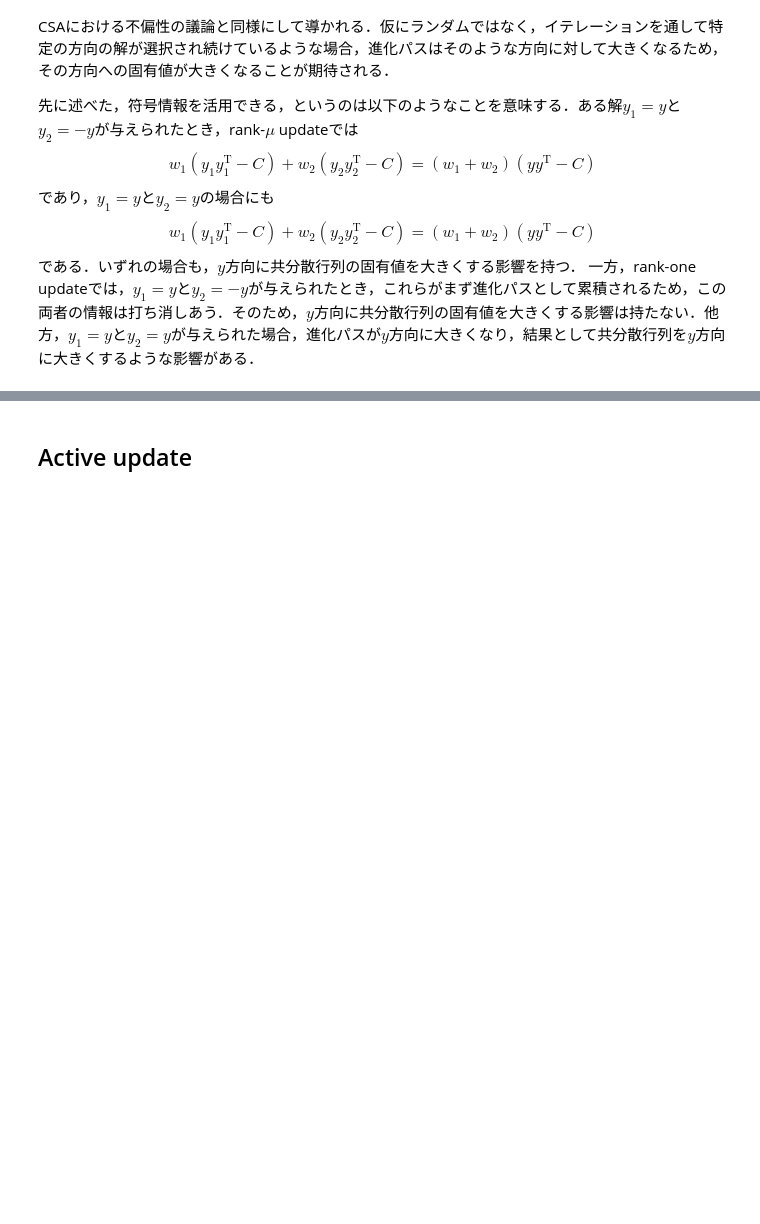
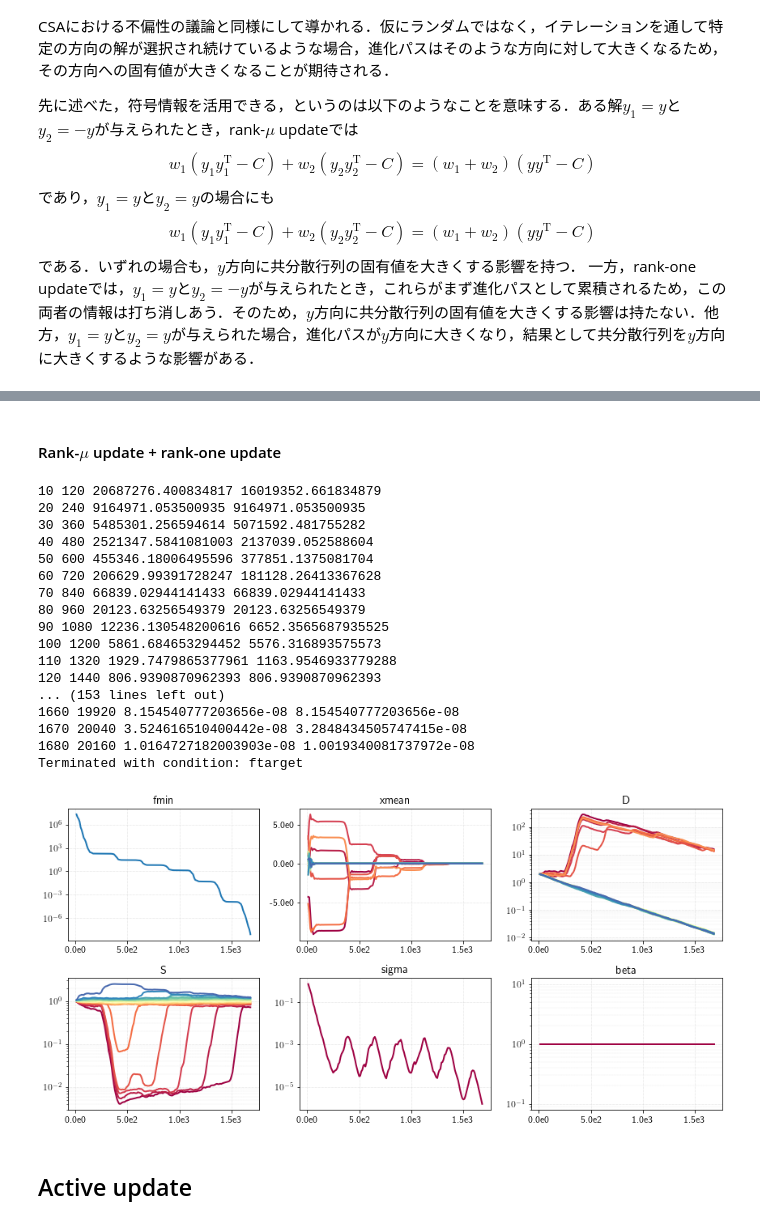
Before and after one commit to akimotolab/CMAES_Tutorial, a Jupyter notebook: 6_advanced_adaptation_mechanisms.ipynb, the cells around one changed output, grey strips where cells are left out. Saved outputs shown, nothing was run; the diff lists cells and outputs as text; code cells hidden in the pictures; blank space fills up the shorter version.

```diff
--- a/6_advanced_adaptation_mechanisms.ipynb
+++ b/6_advanced_adaptation_mechanisms.ipynb
@@ -697,3 +772,70 @@ $$
+# %% [markdown]
+#### Rank-$\mu$ update + rank-one update
+# %%
+N = 20
+
+def fobj(x):
+    k = x.shape[0] // 2
+    f = np.sum(x[:, :k] ** 2, axis=1) + 1e6 * np.sum(x[:, k:] ** 2, axis=1)
+    return f
+
+MAX_NEVAL = 1e6   # maximal number of f-calls
+F_TARGET = 1e-8   # target function value
+total_neval = 0   # total number of f-calls
+
+# Main loop
+ddcma = DdCma(xmean0=np.random.randn(N),
+              sigma0=np.ones(N)*2.,
+              lam=None,
+              flg_covariance_update=True,
+              flg_variance_update=False,
+              flg_active_update=False)
+# ddcma.cone = 0  # without rank-one update
+checker = Checker(ddcma)
+logger = Logger(ddcma)
+
+issatisfied = False
+fbestsofar = np.inf
+while not issatisfied:
+    ddcma.onestep(func=fobj)
+    fbest = np.min(ddcma.arf)
+    fbestsofar = min(fbest, fbestsofar)
+    if fbest <= F_TARGET:
+        issatisfied, condition = True, 'ftarget'
+    else:
+        issatisfied, condition = checker()
+    if ddcma.t % 10 == 0:
+        print(ddcma.t, ddcma.neval, fbest, fbestsofar)
+        logger()
+logger(condition)
+print("Terminated with condition: " + str(condition))
+
+# Produce a figure
+fig, axdict = logger.plot()
+for key in axdict:
+    if key not in ('xmean'):
+        axdict[key].set_yscale('log')
+plt.tight_layout()
+plt.savefig(logger.prefix + '.pdf')
+# %% [output]
+10 120 20687276.400834817 16019352.661834879
+20 240 9164971.053500935 9164971.053500935
+30 360 5485301.256594614 5071592.481755282
+40 480 2521347.5841081003 2137039.052588604
+50 600 455346.18006495596 377851.1375081704
+60 720 206629.99391728247 181128.26413367628
+70 840 66839.02944141433 66839.02944141433
+80 960 20123.63256549379 20123.63256549379
+90 1080 12236.130548200616 6652.3565687935525
+100 1200 5861.684653294452 5576.316893575573
+110 1320 1929.7479865377961 1163.9546933779288
+120 1440 806.9390870962393 806.9390870962393
+... (153 lines left out)
+1660 19920 8.154540777203656e-08 8.154540777203656e-08
+1670 20040 3.524616510400442e-08 3.2848434505747415e-08
+1680 20160 1.0164727182003903e-08 1.0019340081737972e-08
+Terminated with condition: ftarget
+[figure, added]
 # %% [markdown]
 ## Active update
 # %% [markdown]
```
Also changed, not shown: parts of 3 cells of this notebook.
